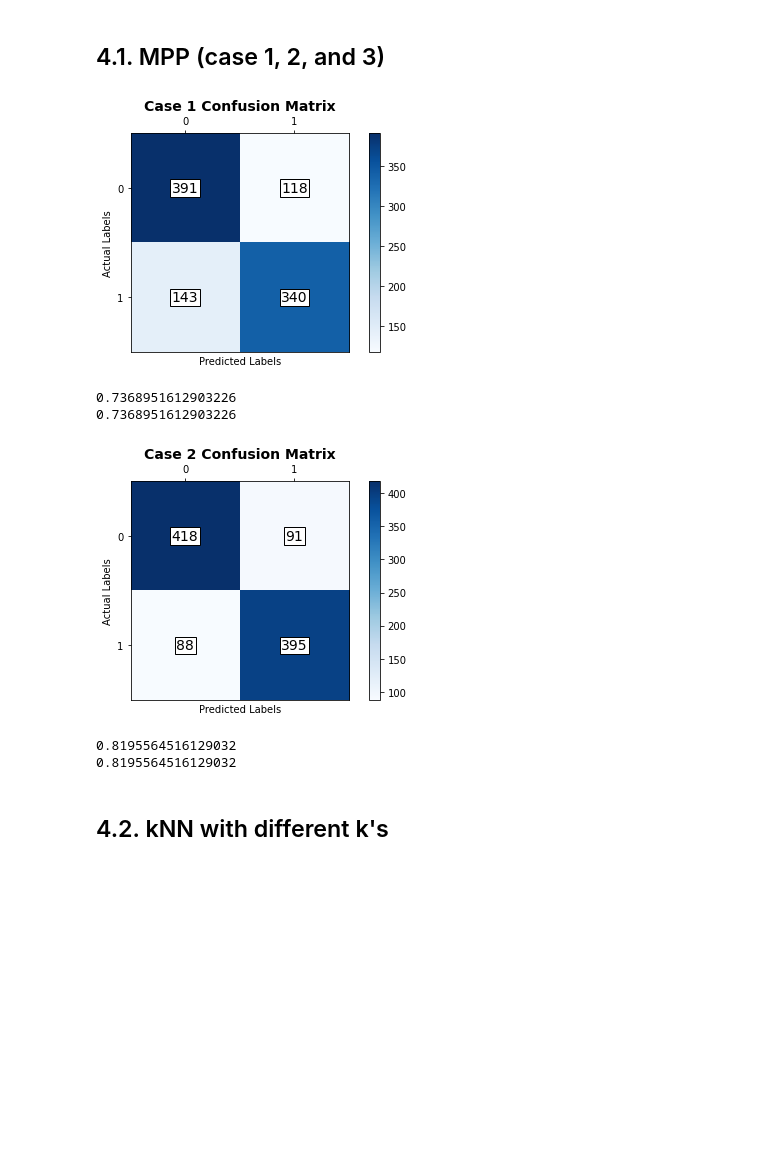
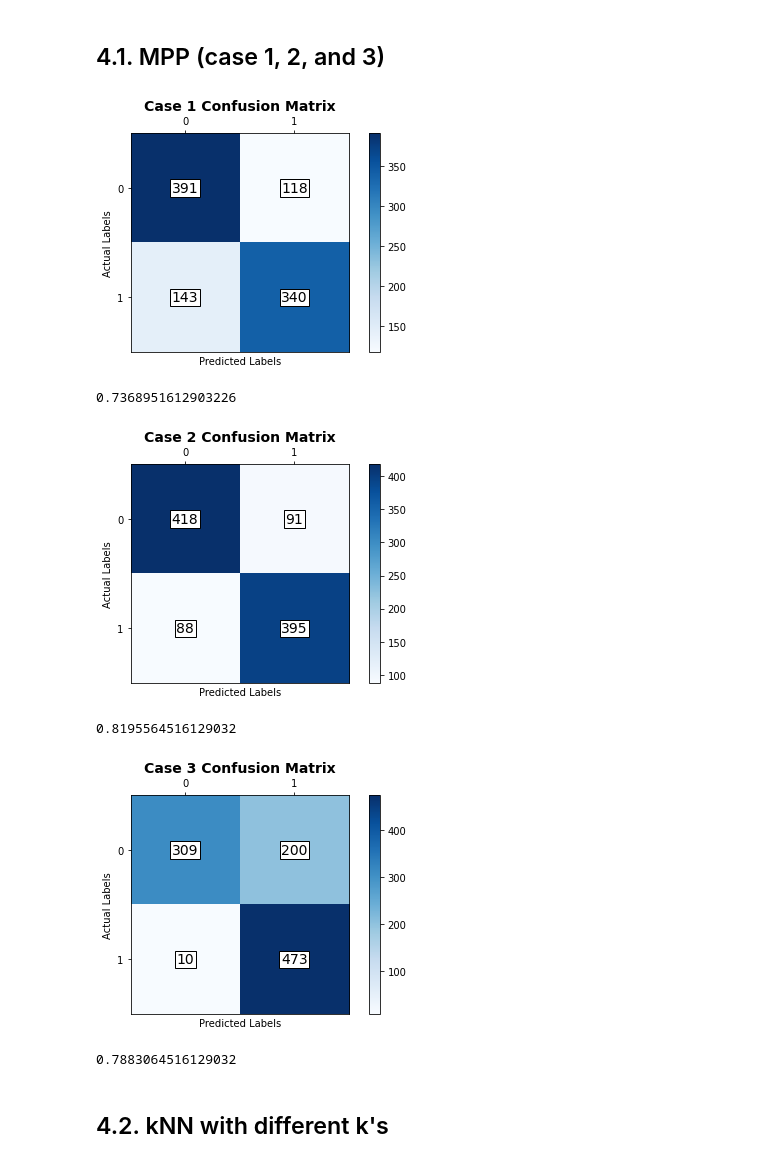
Before and after one commit to andreicozma1/CS522-TeamProject, a Jupyter notebook: main.ipynb, the cells around one changed output. Saved outputs shown, nothing was run; the diff lists cells and outputs as text; code cells hidden in the pictures; blank space fills up the shorter version.

Commit message:
Fixed case 3 by using np.slogdet()

```diff
--- a/main.ipynb
+++ b/main.ipynb
@@ -439,35 +439,46 @@ You are required to evaluate the effect of various aspects of the classification
 # %% [markdown]
 ## 4.1. MPP (case 1, 2, and 3)
 # %%
-from mpp import MPPCase1, MPPCase2
+from mpp import MPPCase1, MPPCase2, MPPCase3
 from evaluation import *
 import numpy as np
 
 y_train = dataset_gray.train.y.argmax(axis=1).astype(int)
 y_test = dataset_gray.test.y.argmax(axis=1).astype(int)
 
+# Case 1
 case_1 = MPPCase1([0.5, 0.5])
-case_1.fit(X_train_gray_norm, y_train)
-y_pred = case_1.predict(X_test_gray_norm)
+case_1.fit(dataset_gray.train.X, y_train)
+y_pred = case_1.predict(dataset_gray.test.X)
 
 cm = get_confusion_matrix(y_test, y_pred, np.unique(y_test))
 plot_confusion_matrix(cm, np.unique(y_test), 'Case 1 Confusion Matrix')
 print(np.sum(np.diagonal(cm)) / np.sum(cm))
 
+# Case 2
 case_2 = MPPCase2([0.5, 0.5])
-case_2.fit(X_train_gray_norm, y_train)
-y_pred = case_2.predict(X_test_gray_norm)
+case_2.fit(dataset_gray.train.X, y_train)
+y_pred = case_2.predict(dataset_gray.test.X)
 
 cm = get_confusion_matrix(y_test, y_pred, np.unique(y_test))
 plot_confusion_matrix(cm, np.unique(y_test), 'Case 2 Confusion Matrix')
 print(np.sum(np.diagonal(cm)) / np.sum(cm))
+
+# Case 3
+case_3 = MPPCase3([0.5, 0.5])
+case_3.fit(dataset_gray.train.X, y_train)
+y_pred = case_3.predict(dataset_gray.test.X)
+
+cm = get_confusion_matrix(y_test, y_pred, np.unique(y_test))
+plot_confusion_matrix(cm, np.unique(y_test), 'Case 3 Confusion Matrix')
+print(np.sum(np.diagonal(cm)) / np.sum(cm))
 # %% [output]
 [figure]
 0.7368951612903226
-0.7368951612903226
 [figure]
 0.8195564516129032
-0.8195564516129032
+[figure, added]
+0.7883064516129032
 # %% [markdown]
 ## 4.2. kNN with different k's
 # %% [markdown]
```
Also changed, not shown: 1 other file.
